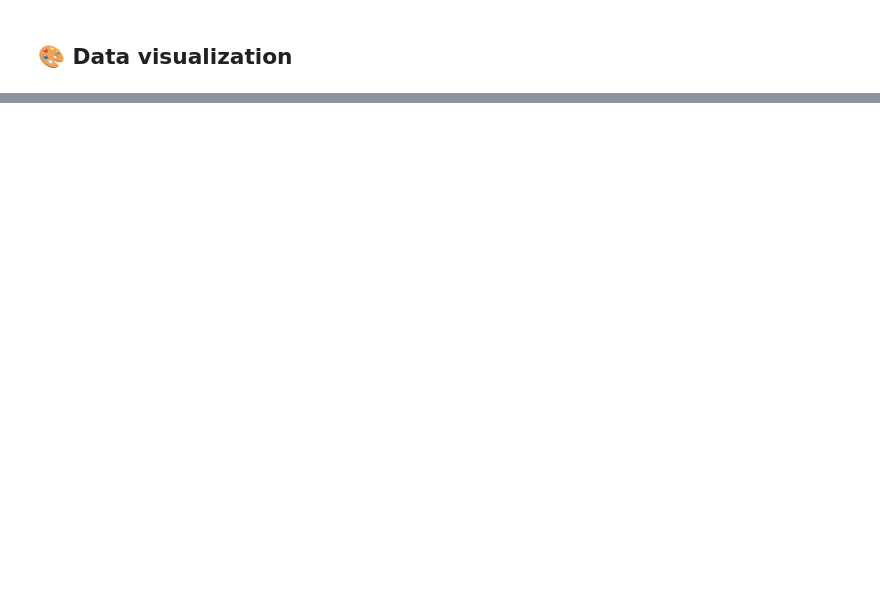
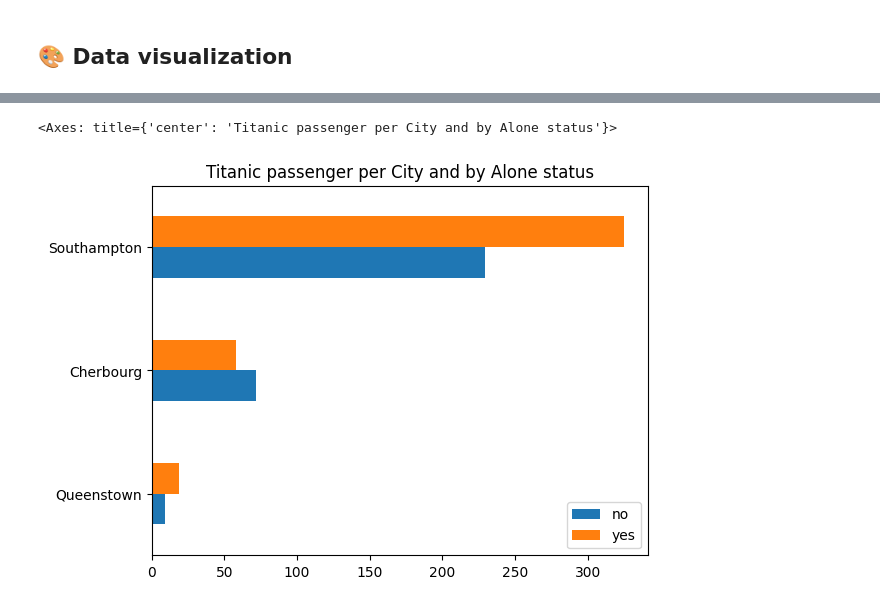
Before and after one commit to ranjith-rjh/ranjith-rjh.github.io, a Jupyter notebook: assets/documents/Dataviz/Dataviz_Python.ipynb, the cells around one changed output, grey strips where cells are left out. Saved outputs shown, nothing was run; the diff lists cells and outputs as text; code cells hidden in the pictures; blank space fills up the shorter version.

```diff
--- a/assets/documents/Dataviz/Dataviz_Python.ipynb
+++ b/assets/documents/Dataviz/Dataviz_Python.ipynb
@@ -125,0 +227,5 @@ plt.show()
+# %%
+df_alone.sort_values('All').iloc[:,0:2].plot(kind='barh', title='Titanic passenger per City and by Alone status')
+# %% [output]
+<Axes: title={'center': 'Titanic passenger per City and by Alone status'}>
+[figure, added]
```
Also changed, not shown: parts of 8 cells of this notebook.
